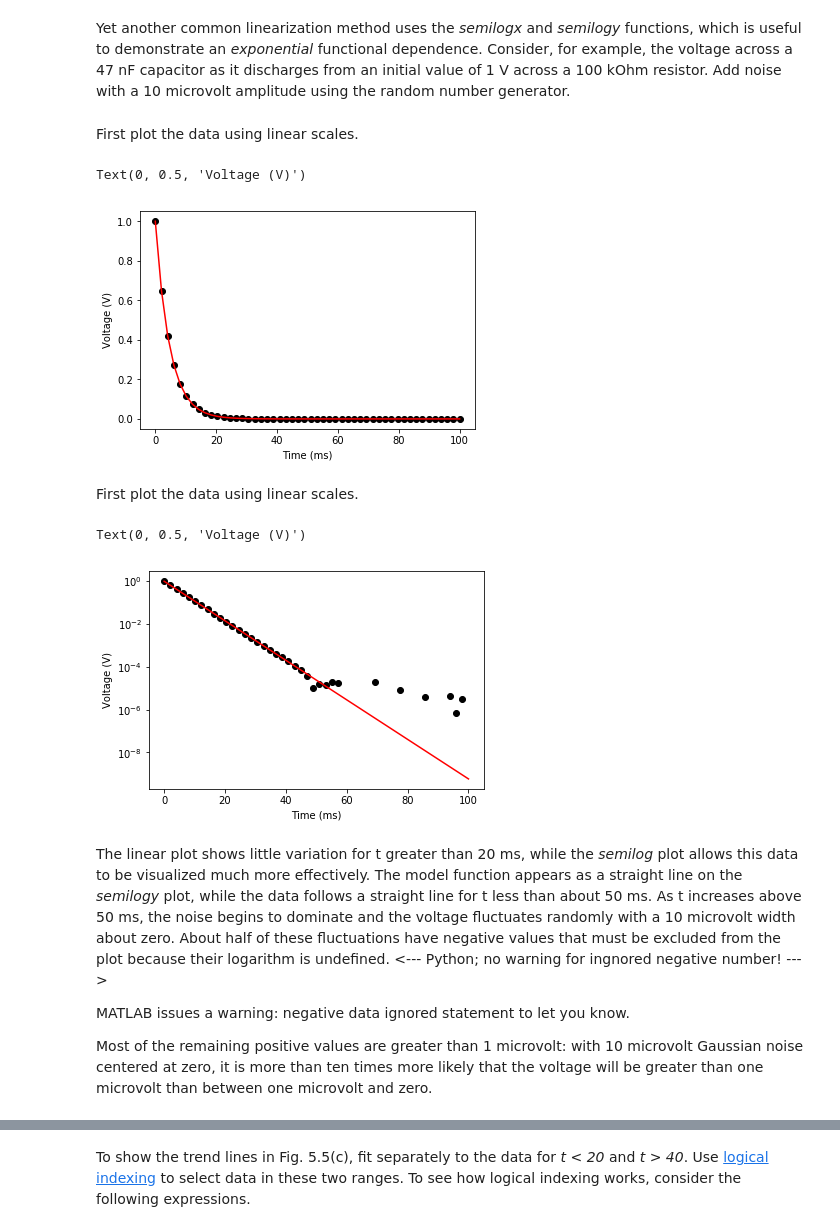
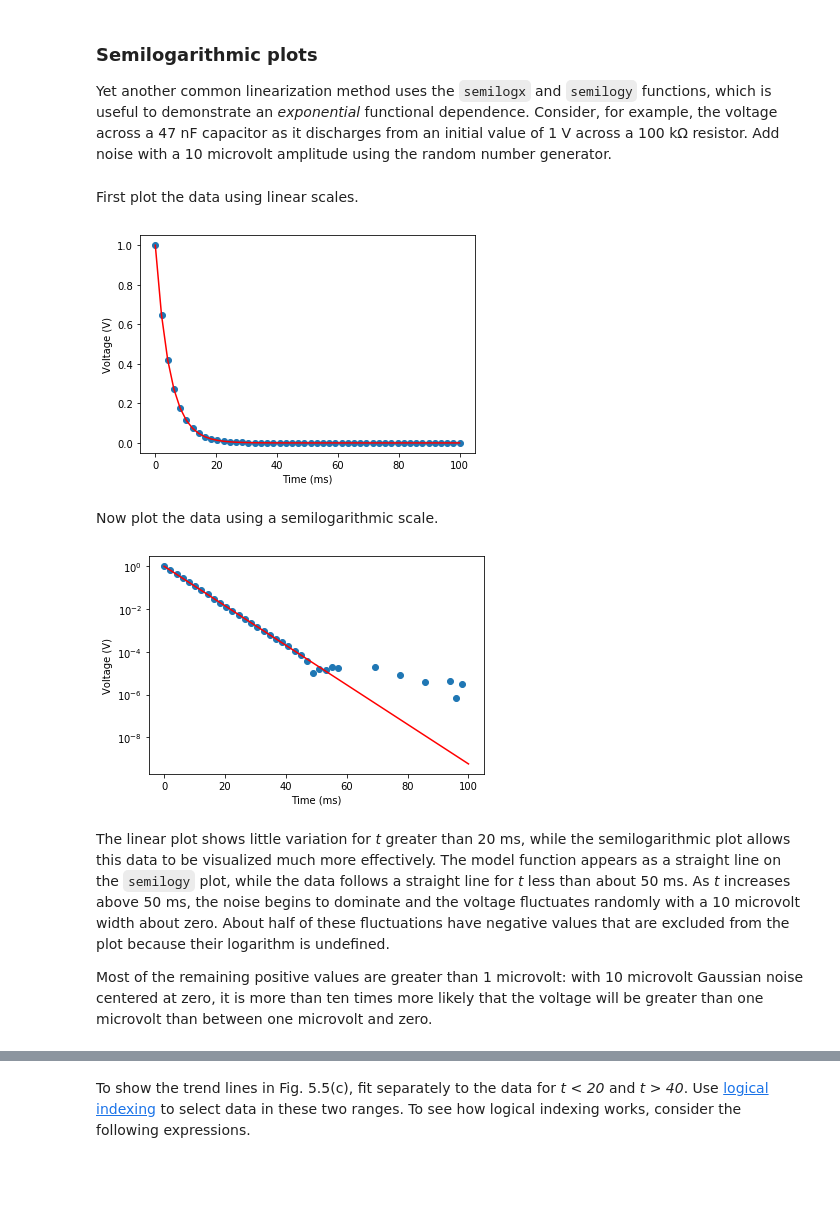
Before and after one commit to jsdodge/data-analysis-python, a Jupyter notebook: notebooks/5.0-Visualization-and-modeling.ipynb, the cells around one changed output, grey strips where cells are left out. Drawn from its saved outputs; the diff is of its cells as text; code cells hidden in the pictures; blank space fills up the shorter version.

```diff
--- a/notebooks/5.0-Visualization-and-modeling.ipynb
+++ b/notebooks/5.0-Visualization-and-modeling.ipynb
@@ -62,5 +277,6 @@ Text(0, 0.5, 'Period (s)')
 # %% [markdown]
-Yet another common linearization method uses the *semilogx* and *semilogy* functions, which is useful to demonstrate an *exponential* functional dependence. Consider, for example, the voltage across a 47 nF capacitor as it discharges from an initial value of 1 V across a 100 kOhm resistor. Add noise with a 10 microvolt amplitude using the random number generator.
+### Semilogarithmic plots
+Yet another common linearization method uses the `semilogx` and `semilogy` functions, which is useful to demonstrate an *exponential* functional dependence. Consider, for example, the voltage across a 47 nF capacitor as it discharges from an initial value of 1 V across a 100 k&Omega; resistor. Add noise with a 10 microvolt amplitude using the random number generator.
 # %%
 x = np.linspace(0,100)    # s
 R = 100e3             # Ohm
@@ -74,25 +290,20 @@ Vm = V + alphaV*np.random.randn(np.size(V))
 # %% [markdown]
 First plot the data using linear scales.
 # %%
-plt.plot(x,Vm,'ko',x,V,'r-')
+plt.plot(x,Vm,'o',x,V,'r-')
 plt.xlabel('Time (ms)')
-plt.ylabel('Voltage (V)')
+plt.ylabel('Voltage (V)');
 # %% [output]
-Text(0, 0.5, 'Voltage (V)')
-[figure, old version]
+[figure, new version]
 # %% [markdown]
-First plot the data using linear scales.
+Now plot the data using a semilogarithmic scale.
 # %%
-plt.semilogy(x,Vm,'ko',x,V,'r-')
+plt.semilogy(x,Vm,'o',x,V,'r-')
 plt.xlabel('Time (ms)')
-plt.ylabel('Voltage (V)')
+plt.ylabel('Voltage (V)');
 # %% [output]
-Text(0, 0.5, 'Voltage (V)')
-[figure, old version]
+[figure, new version]
 # %% [markdown]
-The linear plot shows little variation for t greater than 20 ms, while the *semilog* plot allows this data to be visualized much more effectively. The model function appears as a straight line on the *semilogy* plot, while the data follows a straight line for t less than about 50 ms. As t increases above 50 ms, the noise begins to dominate and the voltage fluctuates randomly with a 10 microvolt width about zero. About half of these fluctuations have negative values that must be excluded from the plot because their logarithm is undefined.
-<--- Python; no warning for ingnored negative number! --->
-
-MATLAB issues a warning: negative data ignored statement to let you know.
+The linear plot shows little variation for *t* greater than 20 ms, while the semilogarithmic plot allows this data to be visualized much more effectively. The model function appears as a straight line on the `semilogy` plot, while the data follows a straight line for *t* less than about 50 ms. As *t* increases above 50 ms, the noise begins to dominate and the voltage fluctuates randomly with a 10 microvolt width about zero. About half of these fluctuations have negative values that are excluded from the plot because their logarithm is undefined.
 
 Most of the remaining positive values are greater than 1 microvolt: with 10 microvolt Gaussian noise centered at zero, it is more than ten times more likely that the voltage will be greater than one microvolt than between one microvolt and zero.
```
Also changed, not shown: parts of 82 cells of this notebook, 2 other files.
